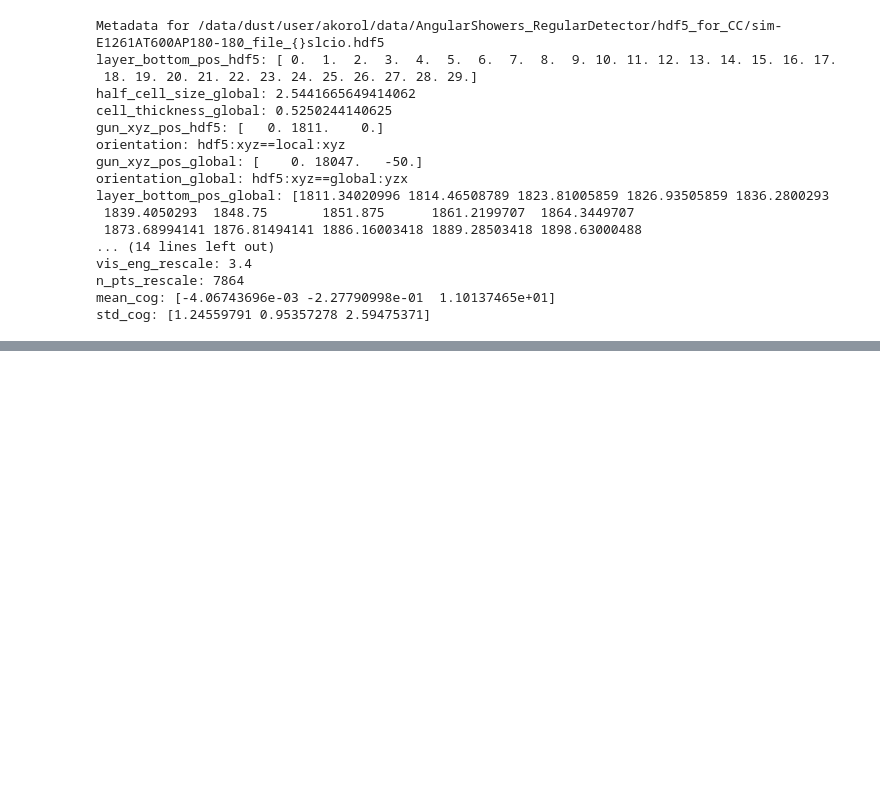
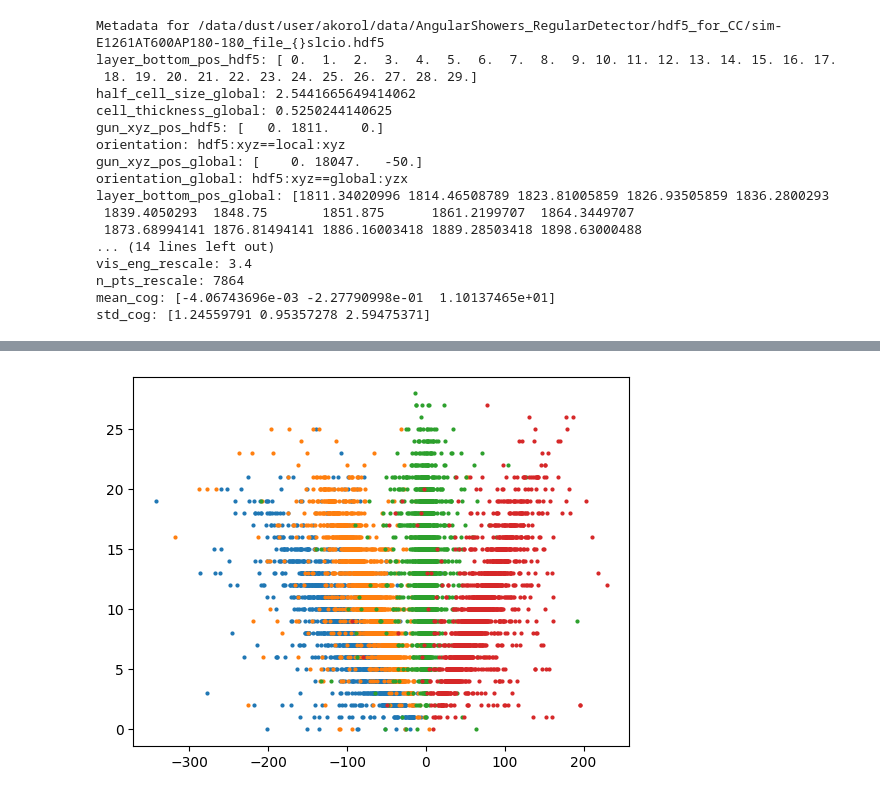
Before and after one commit to HenryDayHall/FaSiNaTe, a Jupyter notebook: inferance.ipynb, the cells around one changed output, grey strips where cells are left out. Saved outputs shown, nothing was run; the diff lists cells and outputs as text; code cells hidden in the pictures; blank space fills up the shorter version.

```diff
--- a/inferance.ipynb
+++ b/inferance.ipynb
@@ -878,10 +568,16 @@ torch.float32
 # %%
-x = []
-y = []
-e = []
-for i in tqdm(range(2000)):
-    fake_shower = CC2_container_full_load(torch.tensor(100), torch.tensor(0), torch.tensor(0))
+thetas = [-60, -45, 0, 45]
+
+for theta in thetas:
+    fake_shower = CC2_container_full_load(torch.tensor(50), torch.tensor(theta), torch.tensor(0))
     fake_shower = fake_shower.numpy()
-    x.append(fake_shower[30::4])
-    y.append(fake_shower[31::4])
-    e.append(fake_shower[33::4])
+    x = fake_shower[30::4]
+    y = fake_shower[31::4]
+    z = fake_shower[32::4]
+    e = fake_shower[33::4]
+
+    plt.scatter(x, z, s=4)
+
+plt.show()
+# %% [output]
+[figure, added]
```
Also changed, not shown: parts of 89 cells of this notebook.
